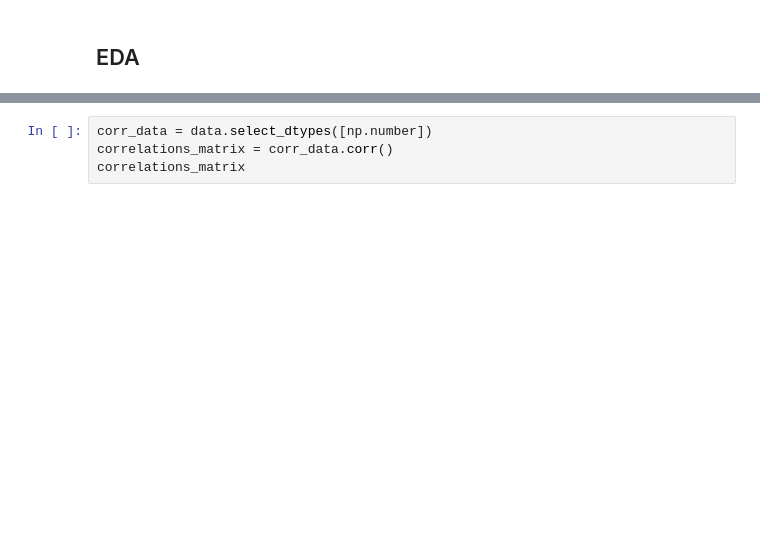
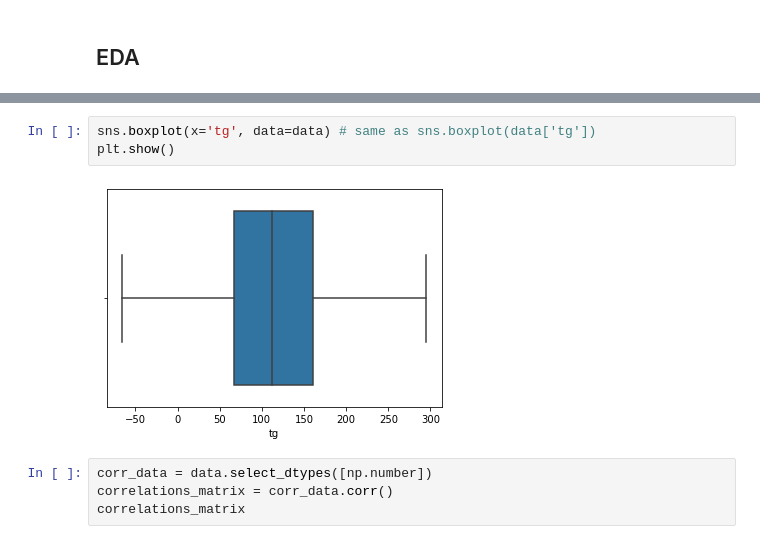
Before and after one commit to ClauCarloni/data_final_project, a Jupyter notebook: dutch_daily_weather_data.ipynb, the cells around one changed output, grey strips where cells are left out. Cells and saved outputs as stored; diff of their text form; blank space fills up the shorter version.

```diff
--- a/dutch_daily_weather_data.ipynb
+++ b/dutch_daily_weather_data.ipynb
@@ -1250,3 +1274,8 @@ summary
+# %%
+sns.boxplot(x='tg', data=data) # same as sns.boxplot(data['tg'])
+plt.show()
+# %% [output]
+[figure, added]
 # %%
 corr_data = data.select_dtypes([np.number])
 correlations_matrix = corr_data.corr()
```
Also changed, not shown: parts of 84 cells of this notebook.
